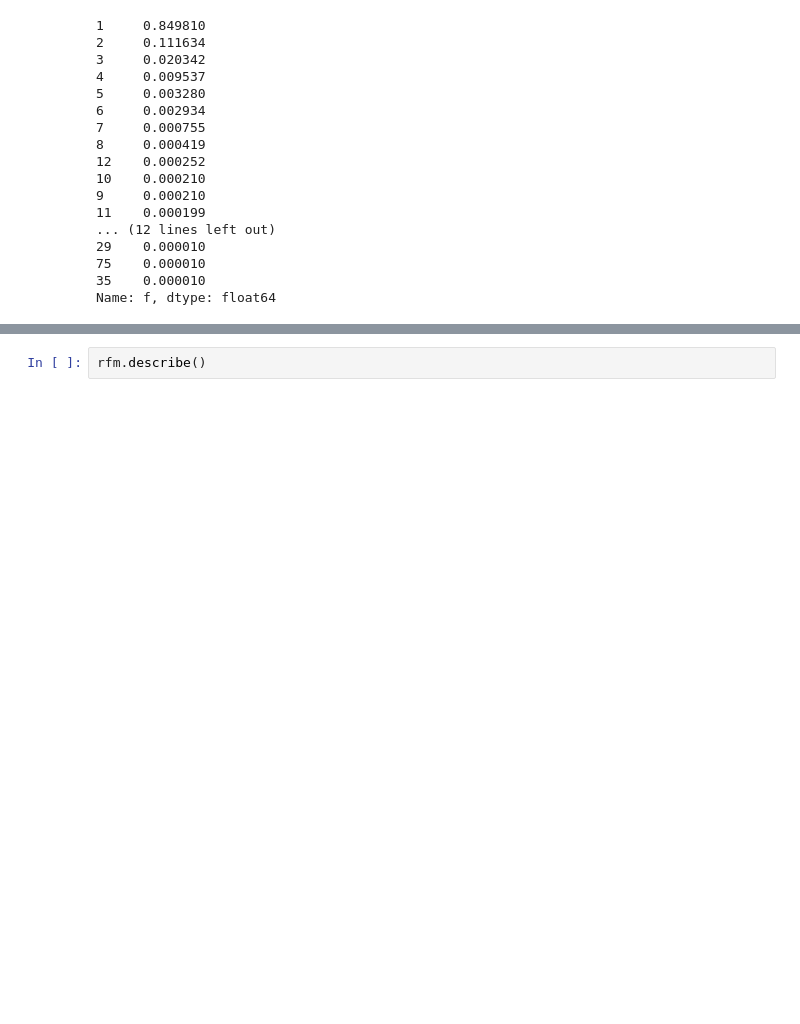
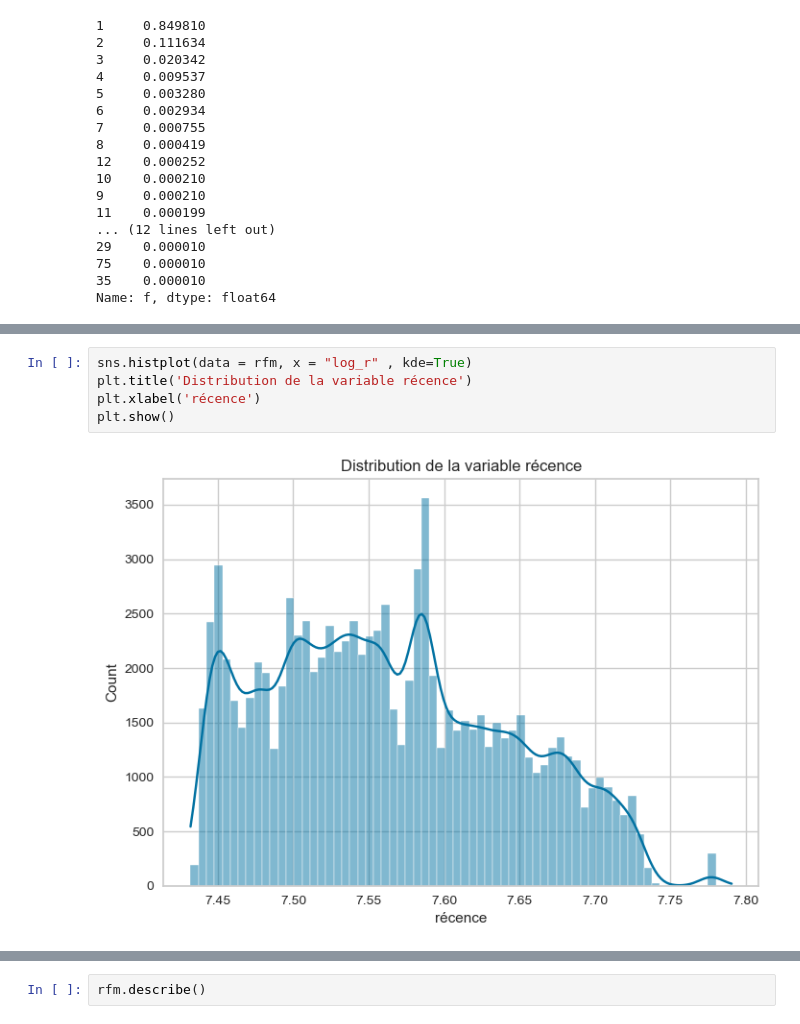
Before and after one commit to ArhurK/P5-Segmentez-les-clients-d-un-e-commerce, a Jupyter notebook: P5_Olist_Nettoyage.ipynb, the cells around one changed output, grey strips where cells are left out. Cells and saved outputs as stored; diff of their text form; blank space fills up the shorter version.

```diff
--- a/P5_Olist_Nettoyage.ipynb
+++ b/P5_Olist_Nettoyage.ipynb
@@ -405,2 +411,9 @@ sns.displot(data= rfm, x='r')
+# %%
+sns.histplot(data = rfm, x = "log_r" , kde=True)
+plt.title('Distribution de la variable récence')
+plt.xlabel('récence')
+plt.show()
+# %% [output]
+[figure, added]
 # %%
 sns.boxplot(data= rfm, x='m', showfliers = False)
```
Also changed, not shown: parts of 40 cells of this notebook.
